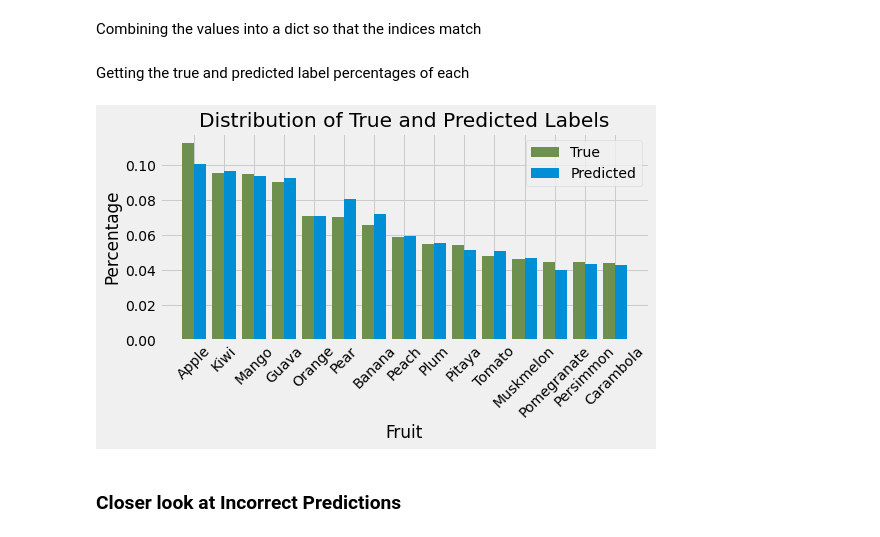
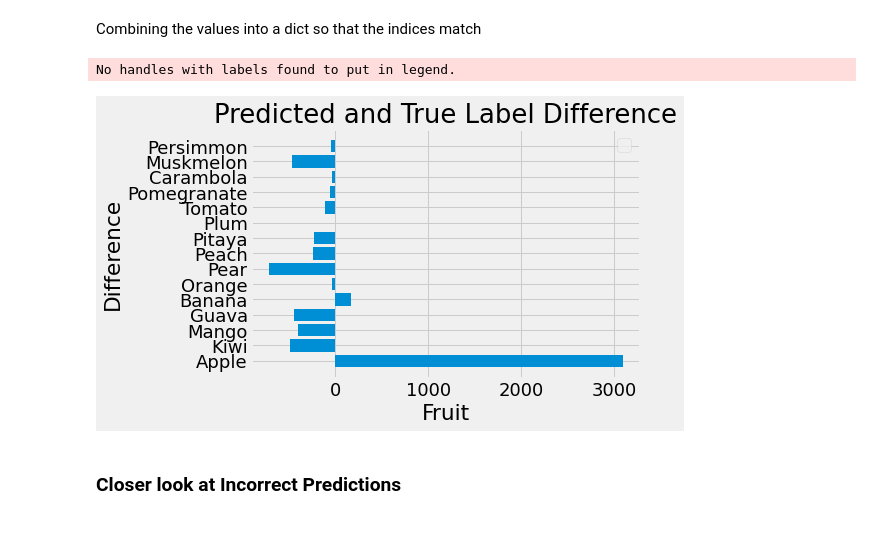
Before and after one commit to cmluna2913/FruitImageRecognition, a Jupyter notebook: EDA_and_Visualizations.ipynb, the cells around one changed output. Drawn from its saved outputs; the diff is of its cells as text; code cells hidden in the pictures.

```diff
--- a/EDA_and_Visualizations.ipynb
+++ b/EDA_and_Visualizations.ipynb
@@ -43,6 +45,7 @@ counts = counts/counts.sum()
 fruit_counts = dict(sorted(zip(categories, counts), key=lambda x: x[1], reverse=True))
 # %%
 plt.style.use('fivethirtyeight')
+plt.rcParams.update({'font.size': 22})
 plt.figure(figsize=(10,6))
 plt.barh(list(fruit_counts.keys()), list(fruit_counts.values()))
 plt.xlabel('Percent')
@@ -55,13 +58,11 @@ plt.savefig('Images/fruit_dist.png', transparent=True)
 # %% [markdown]
 ## Exploring Model Predictions
 # %%
-true_label_spread = dict(predictions.Actual.value_counts(normalize=True))
-predicted_label_spread = dict(predictions.Predicted.value_counts(normalize=True))
+true_label_spread = dict(predictions.Actual.value_counts())
+predicted_label_spread = dict(predictions.Predicted.value_counts())
 # %% [markdown]
 Combining the values into a dict so that the indices match
 # %%
-df_dict = {}
+difference_dict = {}
 for k in true_label_spread:
-    df_dict[k] = (true_label_spread[k], predicted_label_spread[k])
+    difference_dict[k] = (-true_label_spread[k]+predicted_label_spread[k])
-# %% [markdown]
-Getting the true and predicted label percentages of each
@@ -74,19 +69,16 @@ for key in df_dict.keys():
 # %%
-n = 15
-ind = np.arange(n)
-width = 0.4
 plt.figure(figsize=(8,5))
-plt.bar(ind, true_labels, width, label='True', color='C3')
-plt.bar(ind + width, predicted_labels, width, label='Predicted', color='C0')
-plt.xticks(ind + width / 2, list(df_dict.keys()), rotation=45)
-plt.ylabel('Percentage')
+plt.rcParams.update({'font.size': 18})
+plt.barh(list(difference_dict.keys()), list(difference_dict.values()))
+plt.ylabel('Difference')
 plt.xlabel('Fruit')
-plt.title('Distribution of True and Predicted Labels')
+plt.title('Predicted and True Label Difference')
 plt.legend(loc='best')
 plt.tight_layout()
 plt.savefig('Images/true_pred_spread.png', transparent=True)
 # %% [output]
+No handles with labels found to put in legend.
-[figure, old version]
+[figure, new version]
 # %% [markdown]
 ### Closer look at Incorrect Predictions
 # %% [markdown]
```
Also changed, not shown: parts of 20 cells of this notebook, 34 other files.
